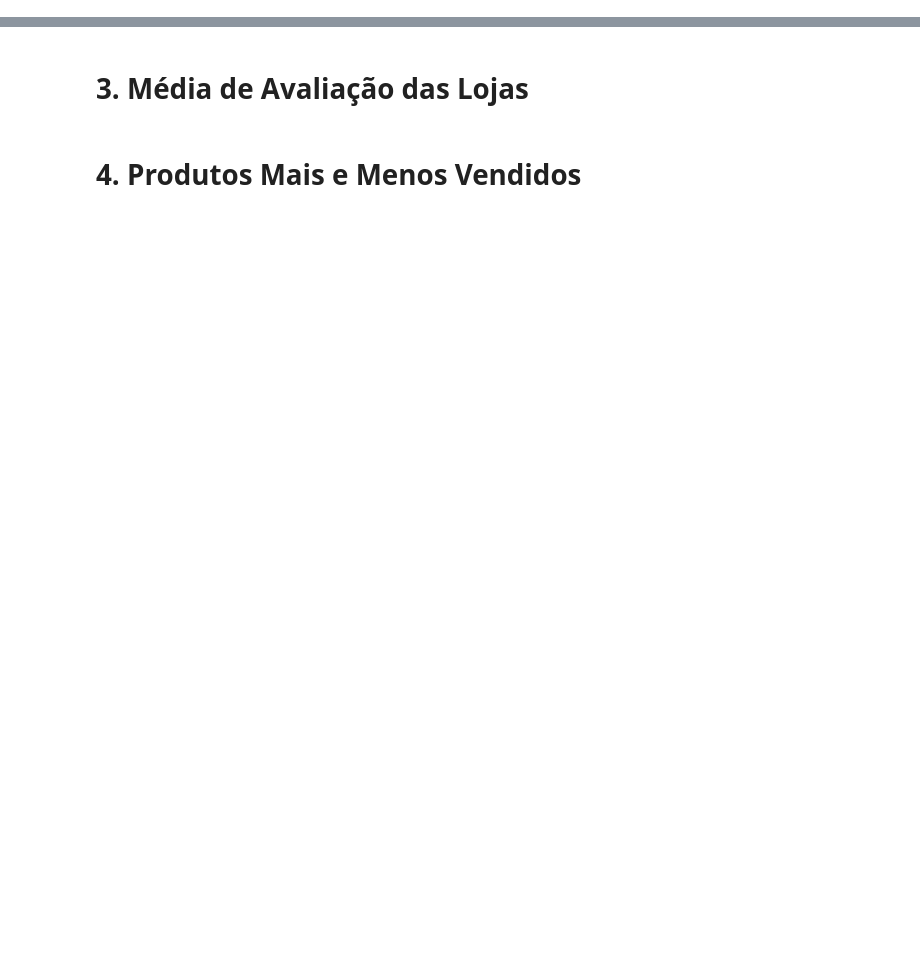
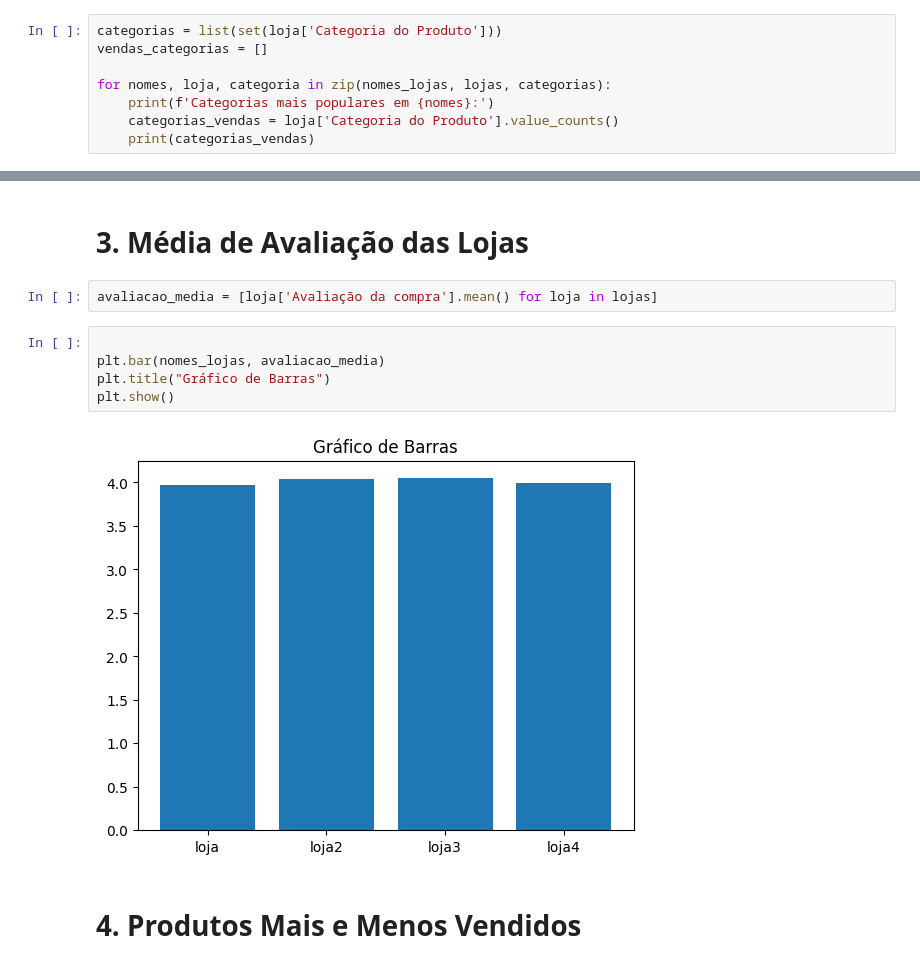
Before and after one commit to gabrielrosemberg/Alura_Store, a Jupyter notebook: AluraStoreBr.ipynb, the cells around one changed output, grey strips where cells are left out. Saved outputs shown, nothing was run; the diff lists cells and outputs as text; blank space fills up the shorter version.

```diff
--- a/AluraStoreBr.ipynb
+++ b/AluraStoreBr.ipynb
@@ -26,2 +76,10 @@ loja.head()
 # %% [markdown]
 # 2. Vendas por Categoria
+# %%
+categorias = list(set(loja['Categoria do Produto']))
+vendas_categorias = []
+
+for nomes, loja, categoria in zip(nomes_lojas, lojas, categorias):
+    print(f'Categorias mais populares em {nomes}:')
+    categorias_vendas = loja['Categoria do Produto'].value_counts()
+    print(categorias_vendas)
@@ -28,4 +104,13 @@ loja.head()
 # %% [markdown]
 # 3. Média de Avaliação das Lojas
+# %%
+avaliacao_media = [loja['Avaliação da compra'].mean() for loja in lojas]
+# %%
+
+plt.bar(nomes_lojas, avaliacao_media)
+plt.title("Gráfico de Barras")
+plt.show()
+# %% [output]
+[figure, added]
 # %% [markdown]
 # 4. Produtos Mais e Menos Vendidos
```
Also changed, not shown: parts of 9 cells of this notebook, 2 other files.
